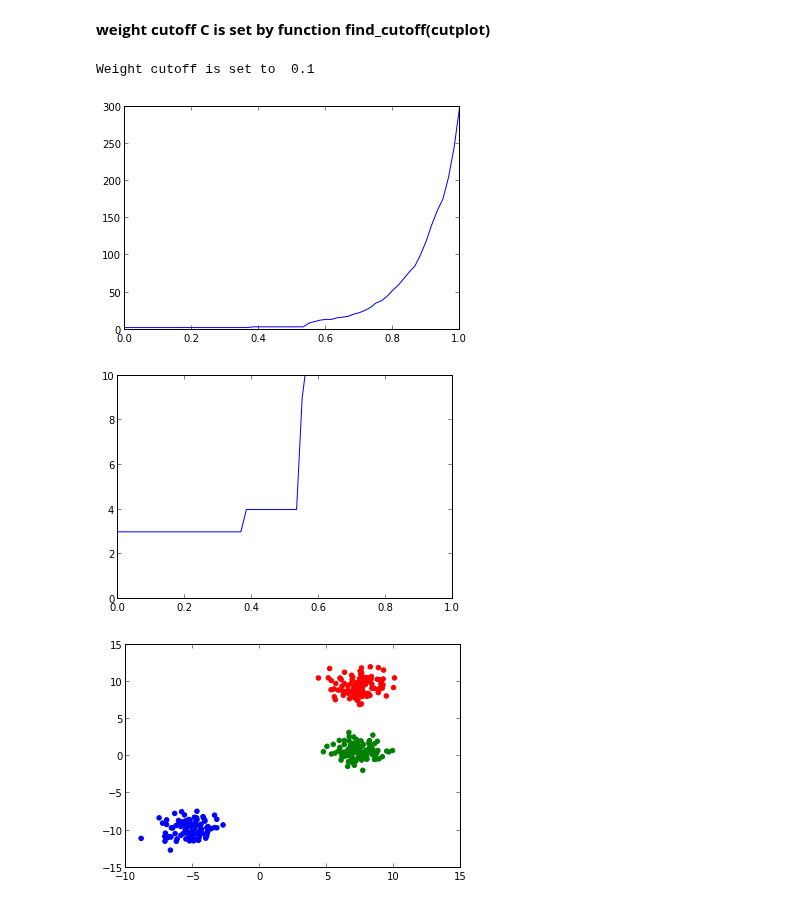
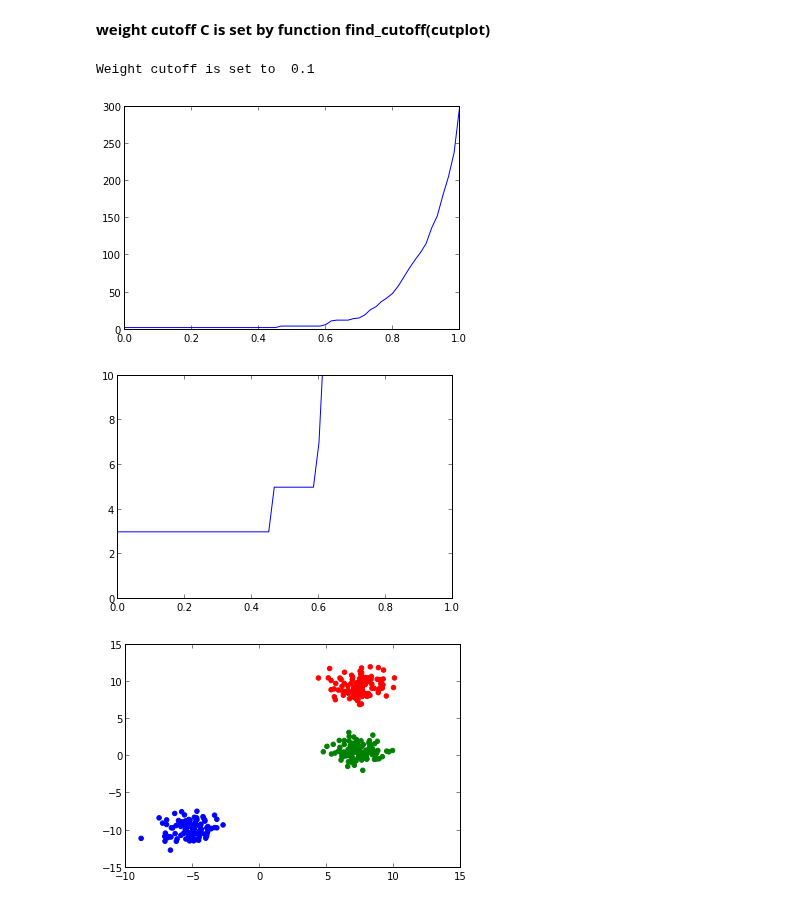
Before and after one commit to inpho/vsm, a Jupyter notebook: vsm/extensions/test_multi_k.ipynb, the cells around one changed output. Saved outputs shown, nothing was run; the diff lists cells and outputs as text; code cells hidden in the pictures.

```diff
--- a/vsm/extensions/test_multi_k.ipynb
+++ b/vsm/extensions/test_multi_k.ipynb
@@ -17,19 +17,19 @@ colors = np.hstack([colors] * 20)
 # %%
 n_samples = 300
 
 blobs =  datasets.make_blobs(n_samples=n_samples, random_state=8)
 S = blobs[0]
-plt, c, cat = multi_k(S, N=60, D=(10,30))
+plt, c, cat = multi_k(S, n=60, distr=(10,30))
 # %% [output]
 Weight cutoff is set to  0.1
-[figure, old version]
+[figure, new version]
 # %%
 x, y = zip(*c)
 plt.plot(x,y)
 plt.axis([0,1,0,10])
 plt.show()
 # %% [output]
-[figure, old version]
+[figure, new version]
 # %%
 sx, sy = zip(*S)
 plt.scatter(sx, sy,color=colors[cat].tolist())
```
Also changed, not shown: parts of 6 cells of this notebook, 1 other file.
